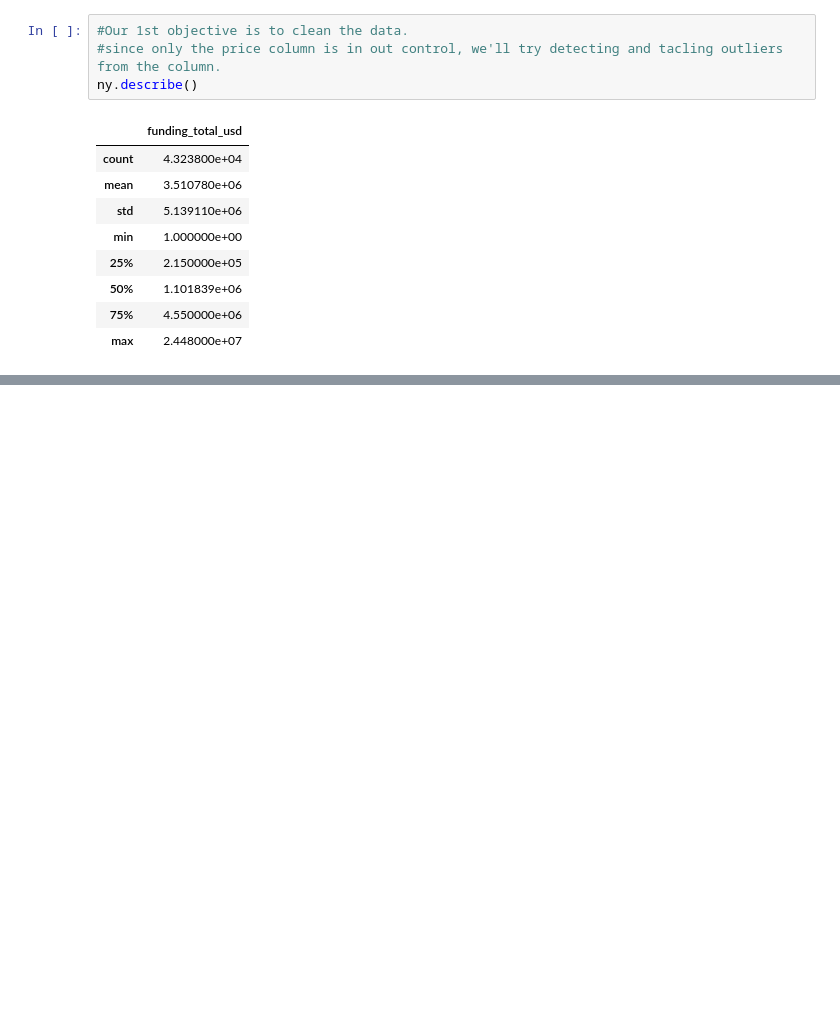
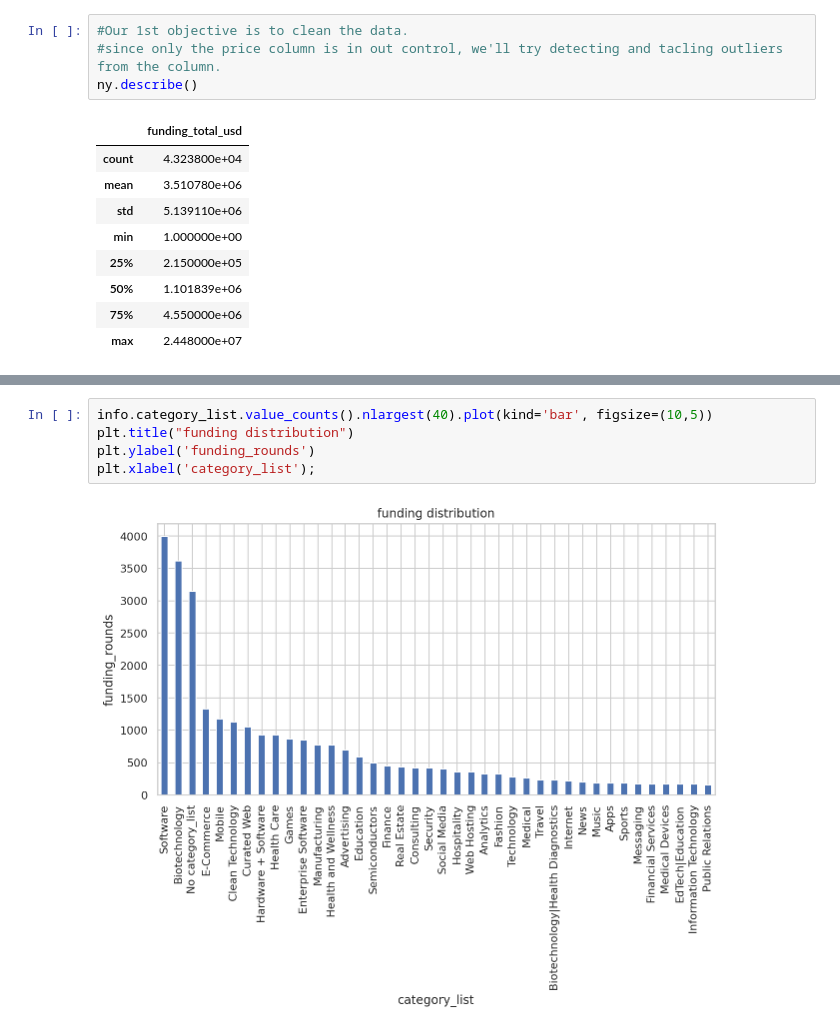
Before and after one commit to NileshCT/EDA_PROJECT, a Jupyter notebook: EDA_Project.ipynb, the cells around one changed output, grey strips where cells are left out. Drawn from its saved outputs; the diff is of its cells as text; blank space fills up the shorter version.

```diff
--- a/EDA_Project.ipynb
+++ b/EDA_Project.ipynb
@@ -828,0 +468,7 @@ plt.show()
+# %%
+info.category_list.value_counts().nlargest(40).plot(kind='bar', figsize=(10,5))
+plt.title("funding distribution")
+plt.ylabel('funding_rounds')
+plt.xlabel('category_list');
+# %% [output]
+[figure, added]
```
Also changed, not shown: parts of 82 cells of this notebook.
